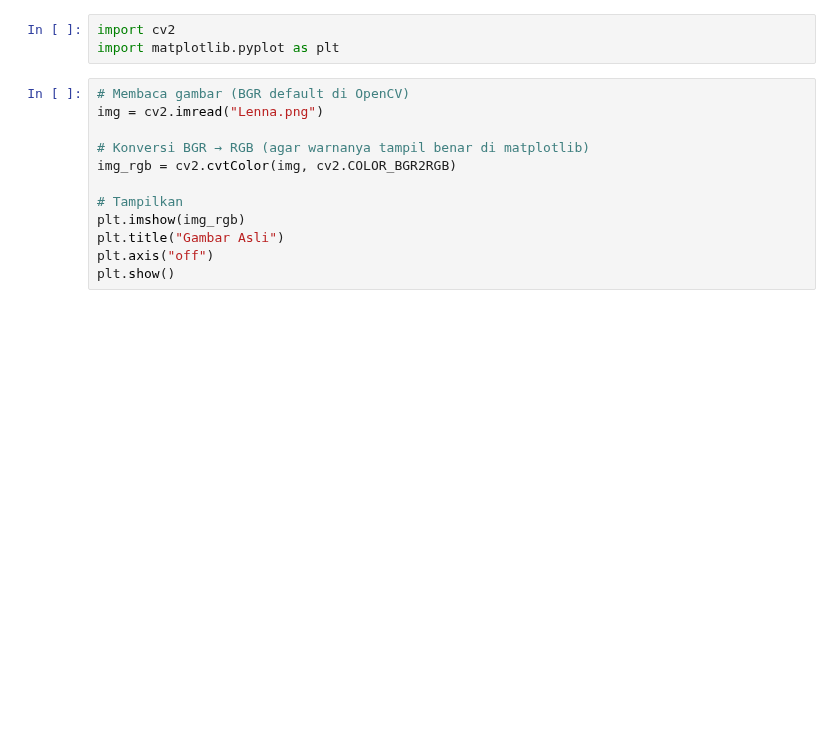
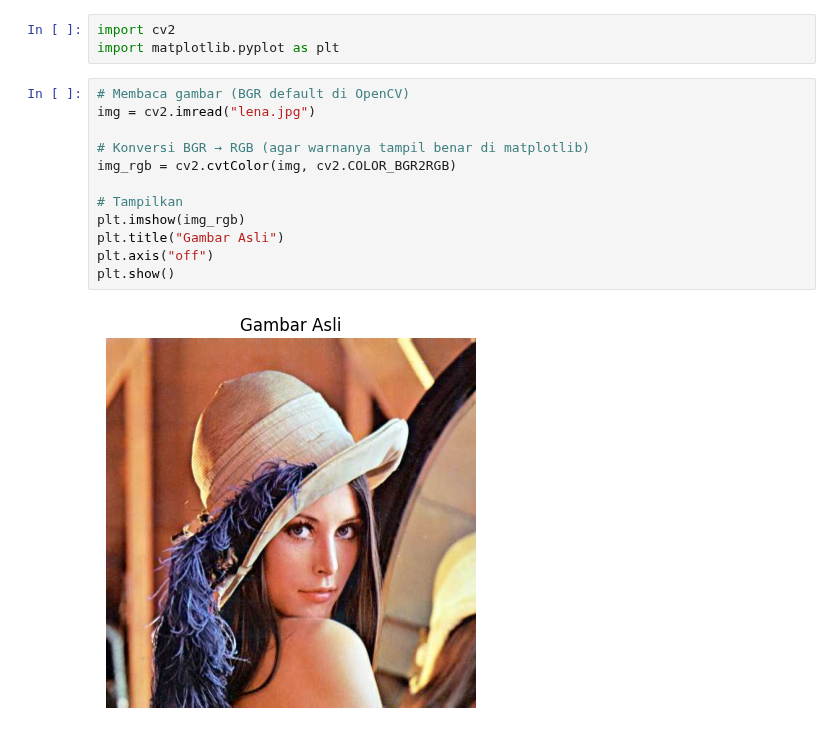
Before and after one commit to HooroBoy/Pemes, a Jupyter notebook: JS02_04.ipynb, the cells around one changed output. Drawn from its saved outputs; the diff is of its cells as text; blank space fills up the shorter version.

```diff
--- a/JS02_04.ipynb
+++ b/JS02_04.ipynb
@@ -7,16 +7,18 @@ import cv2
 import matplotlib.pyplot as plt
 # %%
 # Membaca gambar (BGR default di OpenCV)
-img = cv2.imread("Lenna.png")
+img = cv2.imread("lena.jpg")
 
 # Konversi BGR → RGB (agar warnanya tampil benar di matplotlib)
 img_rgb = cv2.cvtColor(img, cv2.COLOR_BGR2RGB)
 
 # Tampilkan
 plt.imshow(img_rgb)
 plt.title("Gambar Asli")
 plt.axis("off")
 plt.show()
+# %% [output]
+[figure, added]
 # %%
 # Resize gambar
 img_resized = cv2.resize(img_rgb, (128, 128))
```
Also changed, not shown: parts of 2 cells of this notebook.
